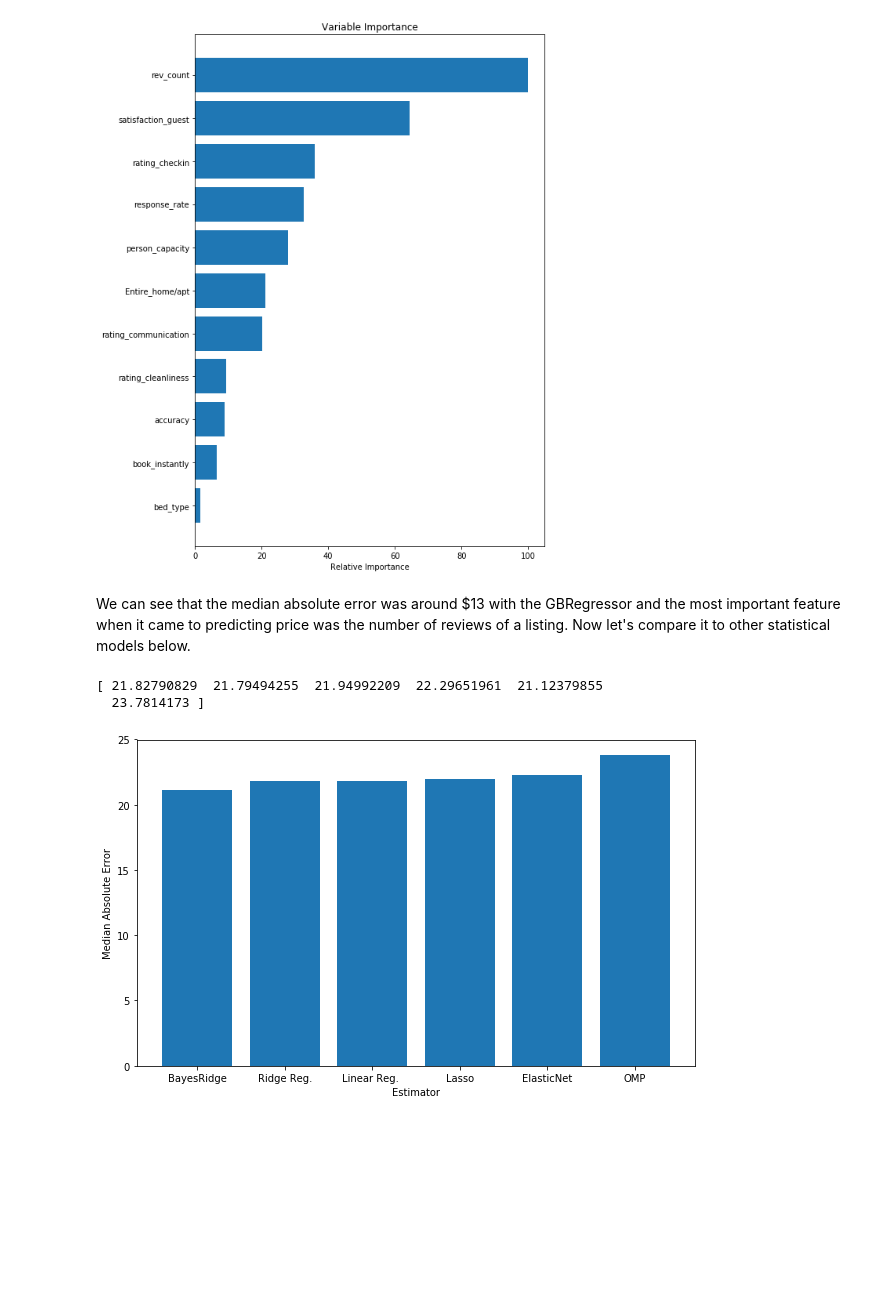
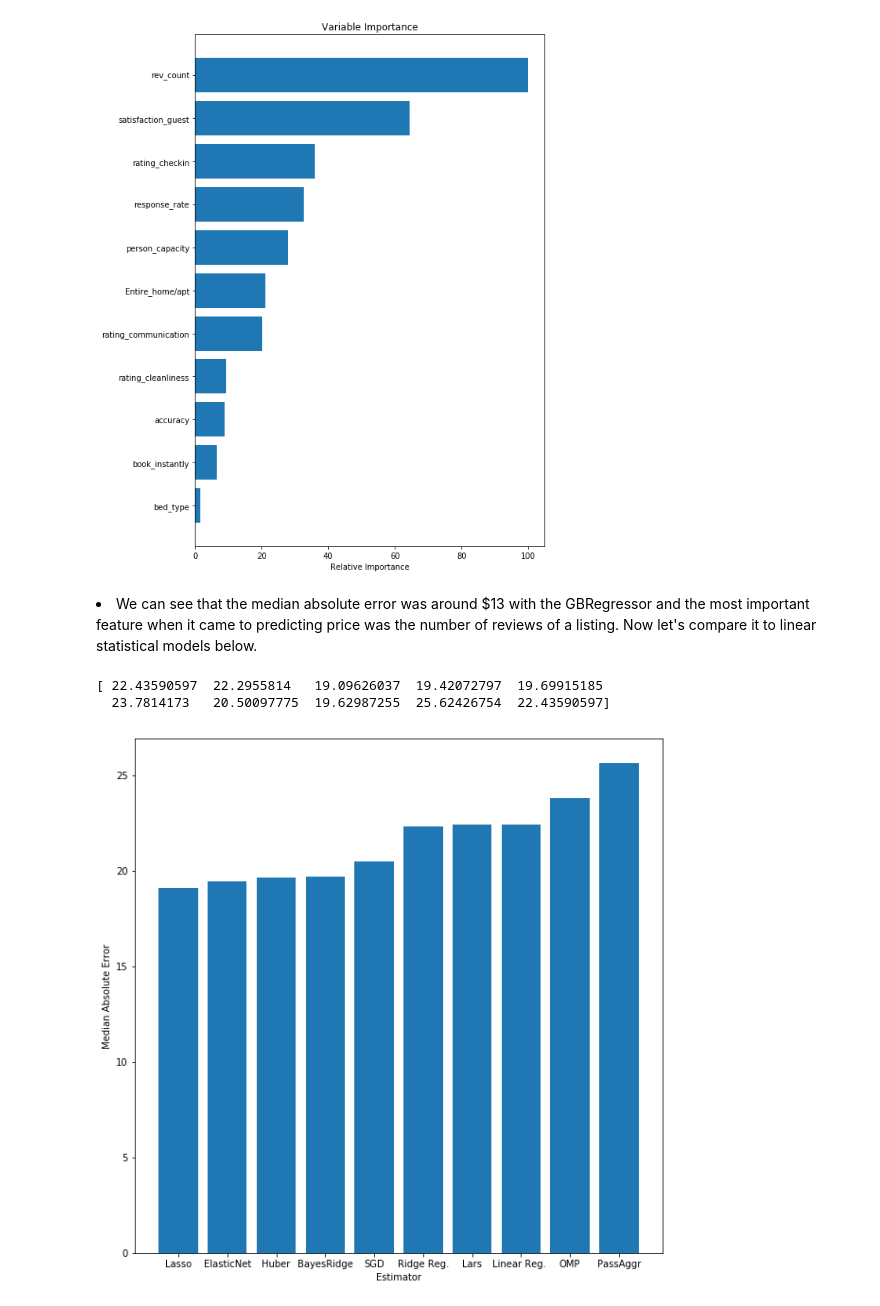
Before and after one commit to angelotc/AlgoInTYO, a Jupyter notebook: AlgoInTYO.ipynb, the cells around one changed output. Drawn from its saved outputs; the diff is of its cells as text; code cells hidden in the pictures; blank space fills up the shorter version.

Commit message:
added more models + introduced scaling

```diff
--- a/AlgoInTYO.ipynb
+++ b/AlgoInTYO.ipynb
@@ -145,9 +167,9 @@ plt.title('Variable Importance')
 <matplotlib.text.Text at 0x...>
 [figure]
 # %% [markdown]
-We can see that the median absolute error was around $13 with the GBRegressor and the most important feature when it came to predicting price was the number of reviews of a listing. Now let's compare it to other statistical models below.
+<li> We can see that the median absolute error was around $13 with the GBRegressor and the most important feature when it came to predicting price was the number of reviews of a listing. Now let's compare it to linear statistical models below.</li>
 # %%
-imp = Imputer(missing_values='NaN', strategy = 'mean', axis=0)
+imp = Imputer(missing_values='NaN', strategy = 'median', axis=0)
 imp.fit(X)
 X = pd.DataFrame(data=imp.transform(X), columns=X.columns)
 X_train, X_test, y_train, y_test = train_test_split(X, y, test_size=0.2, random_state=20)
@@ -158,37 +180,46 @@ from sklearn import linear_model
 import sklearn.metrics as metrics
 import matplotlib.pyplot as plt
 from sklearn import ensemble
+from sklearn.preprocessing import StandardScaler
+
+
+scaler = StandardScaler()
+X_train = scaler.fit_transform(X_train)
+X_test = scaler.transform(X_test)
 
 
 %matplotlib inline
 
 rs = 1
 
 ests = [ linear_model.LinearRegression(), linear_model.Ridge(),
         linear_model.Lasso(), linear_model.ElasticNet(),
-        linear_model.BayesianRidge(), linear_model.OrthogonalMatchingPursuit() ]
-ests_labels = np.array(['Linear Reg. ', 'Ridge Reg.', 'Lasso', 'ElasticNet', 'BayesRidge', 'OMP'])
+        linear_model.BayesianRidge(), linear_model.OrthogonalMatchingPursuit(), linear_model.SGDRegressor(),
+       linear_model.HuberRegressor(), linear_model.PassiveAggressiveRegressor(), linear_model.Lars()]
+ests_labels = np.array(['Linear Reg. ', 'Ridge Reg.', 'Lasso', 'ElasticNet', 'BayesRidge', 'OMP', 'SGD',
+                        'Huber', 'PassAggr', 'Lars'])
 errvals = np.array([])
+
 
 for e in ests:
     e.fit(X_train, y_train)
     this_err = metrics.median_absolute_error(y_test, e.predict(X_test))
     #print "got error %0.2f" % this_err
     errvals = np.append(errvals, this_err)
 
 
 pos = np.arange(errvals.shape[0])
 srt = np.argsort(errvals)
-plt.figure(figsize=(10,6))
+plt.figure(figsize=(10,len(ests_labels)))
 plt.bar(pos, errvals[srt], align='center')
 plt.xticks(pos, ests_labels[srt])
 plt.xlabel('Estimator')
 plt.ylabel('Median Absolute Error')
 print(errvals)
 
 # calculate median error using gradient boosting regression
 # %% [output]
-[ 21.82790829  21.79494255  21.94992209  22.29651961  21.12379855
-  23.7814173 ]
+[ 22.43590597  22.2955814   19.09626037  19.42072797  19.69915185
+  23.7814173   20.50097775  19.62987255  25.62426754  22.43590597]
-[figure, old version]
+[figure, new version]
 # %% [markdown]
```
Also changed, not shown: parts of 18 cells of this notebook.
